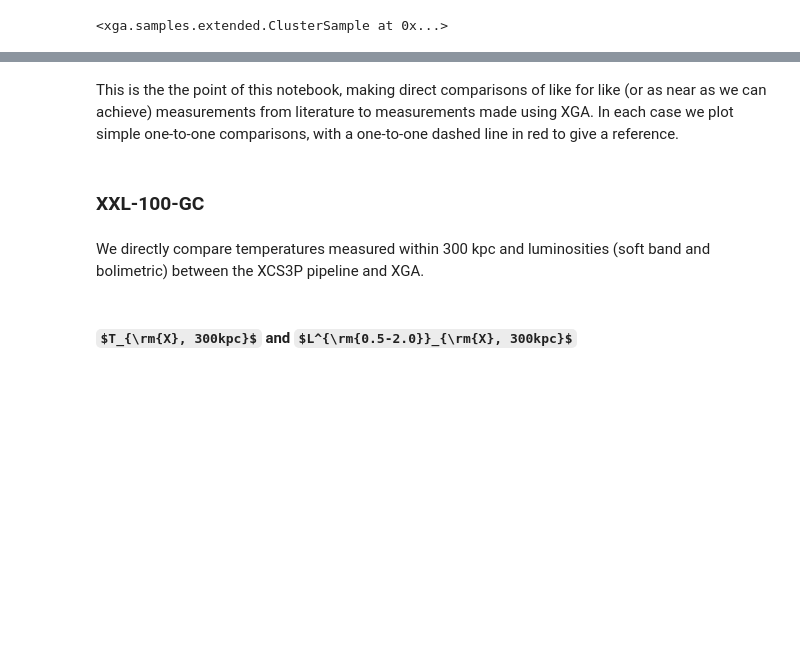
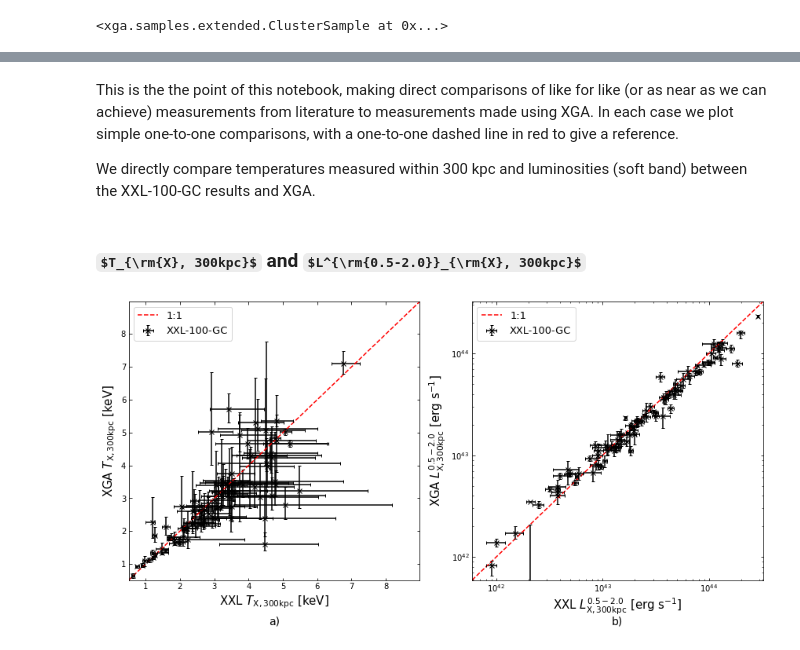
Before and after one commit to DavidT3/XCS-Mass-Paper-I-Analysis, a Jupyter notebook: notebooks/temp_lum_comparisons/xxl_comparisons.ipynb, the cells around one changed output, grey strips where cells are left out. Saved outputs shown, nothing was run; the diff lists cells and outputs as text; code cells hidden in the pictures; some formulas as TeX source; blank space fills up the shorter version.

Commit message:
Added the finalised XXL temp comparison notebook

```diff
--- a/notebooks/temp_lum_comparisons/xxl_comparisons.ipynb
+++ b/notebooks/temp_lum_comparisons/xxl_comparisons.ipynb
@@ -70,12 +77,6 @@ r500 = Quantity(xxlgc100['r500MT'].values, 'Mpc')
 
 # Declaring the actual ClusterSample instance for the XXL sample
 # This is the only sample whose original analysis used the WMAP9 cosmology
-xxl_srcs = ClusterSample(ra, dec, z, n, r500=r500, cosmology=xxl_cosmo, load_fits=False, use_peak=False,
+xxl_srcs = ClusterSample(ra, dec, z, n, r500=r500, cosmology=xxl_cosmo, load_fits=True, use_peak=False,
                          clean_obs=True, clean_obs_reg='r500', clean_obs_threshold=0.7, back_inn_rad_factor=3.33,
                          back_out_rad_factor=5)
-
-# I disassociate this because it causes segfaults during the backscale calculation and I don't know why.
-# xxl_srcs['XLSSC-11'].disassociate_obs('0780452601')
-# Actually this whole source is problematic, I suspect because it is extremely low redshift
-#  so I'm removing for now - opening an issue on the repo though
-del xxl_srcs['XLSSC-11']
@@ -117 +122,11 @@ single_temp_apec(xxl_srcs, Quantity(300, 'kpc'), lo_en=Quantity(0.4, 'keV'), hi_
+# %%
+lit_xxlgc100_tx = []
+lit_xxlgc100_lx52 = []
+for n in xxl_srcs.names:
+    rel_row = xxlgc100[xxlgc100['name'] == n].iloc[0]
+    lit_xxlgc100_tx.append(Quantity(rel_row[['T300kpc', 'T300kpc-', 'T300kpc+']], 'keV'))
+    lit_xxlgc100_lx52.append(Quantity(rel_row[['L52_300kpc', 'L52_300kpc_err', 'L52_300kpc_err']]*1e+43, 'erg/s'))
+
+lit_xxlgc100_tx = Quantity(lit_xxlgc100_tx)
+lit_xxlgc100_lx52 = Quantity(lit_xxlgc100_lx52)
 # %% [markdown]
@@ -123,8 +136,6 @@ We must extract and judge the quality of the temperature and luminosity measurem
 # %%
-xxl_tx_all = xxl_srcs.Tx(Quantity(300, 'kpc'), quality_checks=False)
-xxl_tx = xxl_srcs.Tx(Quantity(300, 'kpc'), quality_checks=True)
-
-xxl_lx_all = xxl_srcs.Lx(Quantity(300, 'kpc'), quality_checks=False, lo_en=Quantity(0.5, 'keV'),
-                             hi_en=Quantity(2.0, 'keV'))
-xxl_lx = xxl_srcs.Lx(Quantity(300, 'kpc'), quality_checks=True, lo_en=Quantity(0.5, 'keV'),
-                         hi_en=Quantity(2.0, 'keV'))
+xxl_tx = xxl_srcs.Tx(Quantity(300, 'kpc'), quality_checks=False)
+xxl_lx = xxl_srcs.Lx(Quantity(300, 'kpc'), quality_checks=False, lo_en=Quantity(0.5, 'keV'),
+                     hi_en=Quantity(2.0, 'keV'))
+xxl_lxbol = xxl_srcs.Lx(Quantity(300, 'kpc'), quality_checks=False, lo_en=Quantity(0.01, 'keV'),
+                     hi_en=Quantity(100.0, 'keV'))
@@ -143,6 +152,4 @@ xxlgc100_lx52 = Quantity(xxlgc100_lx52)
 # %% [markdown]
 This is the the point of this notebook, making direct comparisons of like for like (or as near as we can achieve) measurements from literature to measurements made using XGA. In each case we plot simple one-to-one comparisons, with a one-to-one dashed line in red to give a reference.
+
+We directly compare temperatures measured within 300 kpc and luminosities (soft band) between the XXL-100-GC results and XGA.
-# %% [markdown]
-### XXL-100-GC
-# %% [markdown]
-We directly compare temperatures measured within 300 kpc and luminosities (soft band and bolimetric) between the XCS3P pipeline and XGA.
@@ -154,10 +156,11 @@ print('{s} out of {t} XGA Lx52 measurements were successful'.format(s=np.isfinit
 # %% [markdown]
-#### $T_{\rm{X}, 300kpc}$ and $L^{\rm{0.5-2.0}}_{\rm{X}, 300kpc}$
+### $T_{\rm{X}, 300kpc}$ and $L^{\rm{0.5-2.0}}_{\rm{X}, 300kpc}$
 # %%
-direct_comparison_plot([xxlgc100_tx, xxlgc100_lx52], [xxl_tx, xxl_lx],
+direct_comparison_plot([lit_xxlgc100_tx, lit_xxlgc100_lx52], [xxl_tx, xxl_lx],
                        [r"XXL $T_{\rm{X, 300kpc}}$ [keV]",
                         r"XXL $L^{\rm{0.5-2.0}}_{\rm{X, 300kpc}}$ [erg s$^{-1}$]"],
                        [r"XGA $T_{\rm{X, 300kpc}}$ [keV]",
                         r"XGA $L^{\rm{0.5-2.0}}_{\rm{X, 300kpc}}$ [erg s$^{-1}$]"],
-                       r"XXL-100-GC", (12, 6), ['linear', 'log'], ['linear', 'log'],
-                       savepath='../../outputs/figures/xxl_Tx_Lx52_comp.pdf')
+                       r"XXL-100-GC", (12, 6), ['linear', 'log'], ['linear', 'log'])
+# %% [output]
+[figure, added]
```
Also changed, not shown: parts of 43 cells of this notebook, 2 other files.
